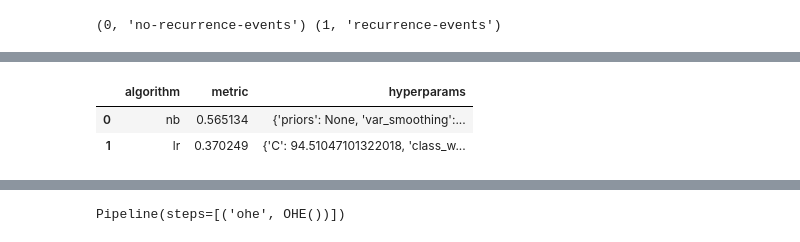
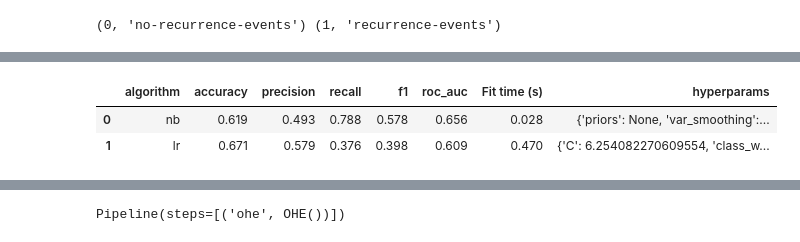
Before and after one commit to George713/pytelligence, a Jupyter notebook: main.ipynb, the cells around one changed output, grey strips where cells are left out. Cells and saved outputs as stored; diff of their text form; code cells hidden in the pictures.

```diff
--- a/main.ipynb
+++ b/main.ipynb
@@ -115,7 +115,7 @@ compare_df_tune, model_list, opt_history_dict = (
                setup=setup,
                include=["lr", "nb"],
                optimize="f1",
-               n_trials=10,
+               n_trials=50,
                return_models=True,
         )
 )
@@ -141,6 +141,6 @@ compare_df_tune
-|  | algorithm | metric | hyperparams |
-| 0 | nb | 0.565134 | {'priors': None, 'var_smoothing':... |
-| 1 | lr | 0.370249 | {'C': 94.51047101322018, 'class_w... |
+|  | algorithm | accuracy | precision | recall | f1 | roc_auc | Fit time (s) | hyperparams |
+| 0 | nb | 0.619 | 0.493 | 0.788 | 0.578 | 0.656 | 0.028 | {'priors': None, 'var_smoothing':... |
+| 1 | lr | 0.671 | 0.579 | 0.376 | 0.398 | 0.609 | 0.470 | {'C': 6.254082270609554, 'class_w... |
 # %%
 opt_history_dict["nb"].show()
 # %%
```
Also changed, not shown: parts of 5 cells of this notebook, 6 other files.
